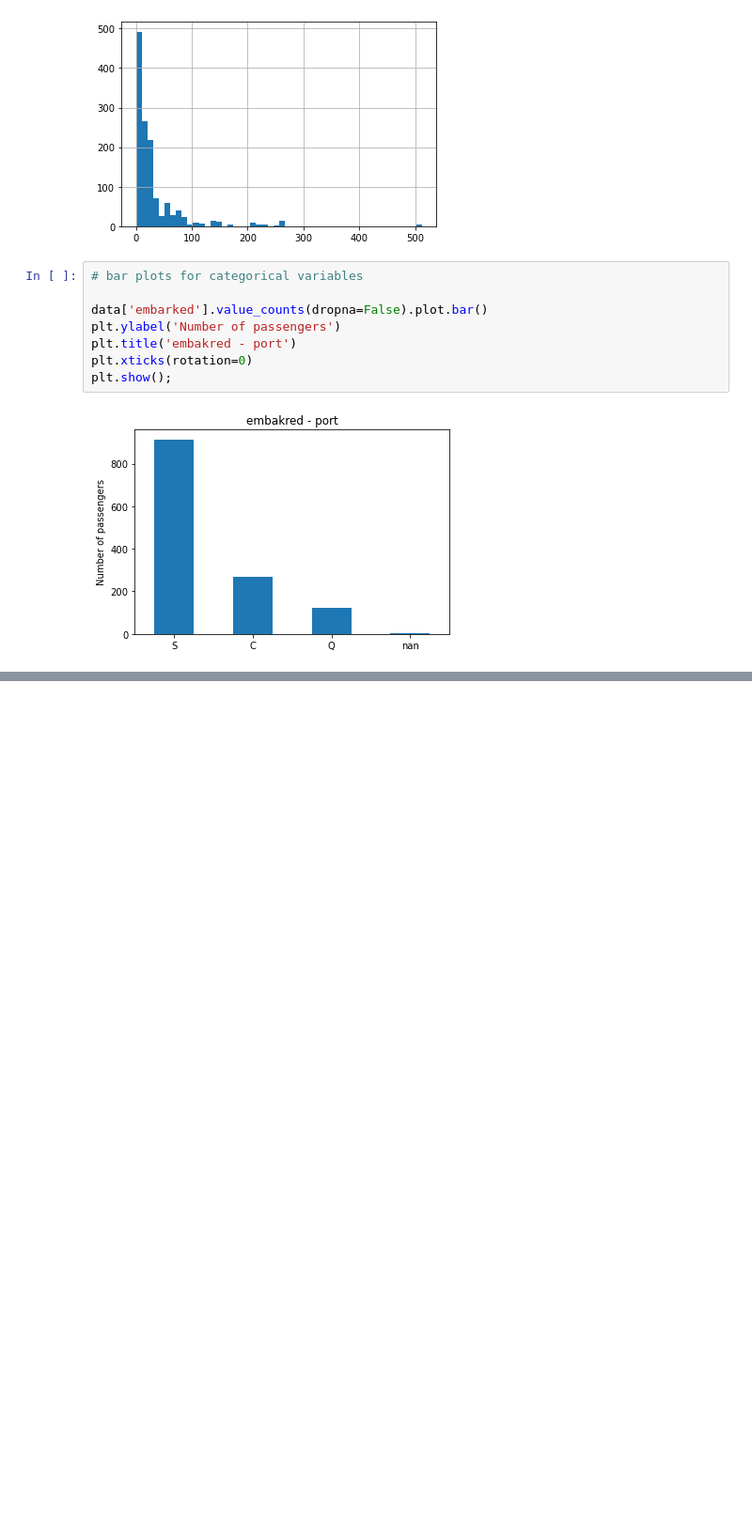
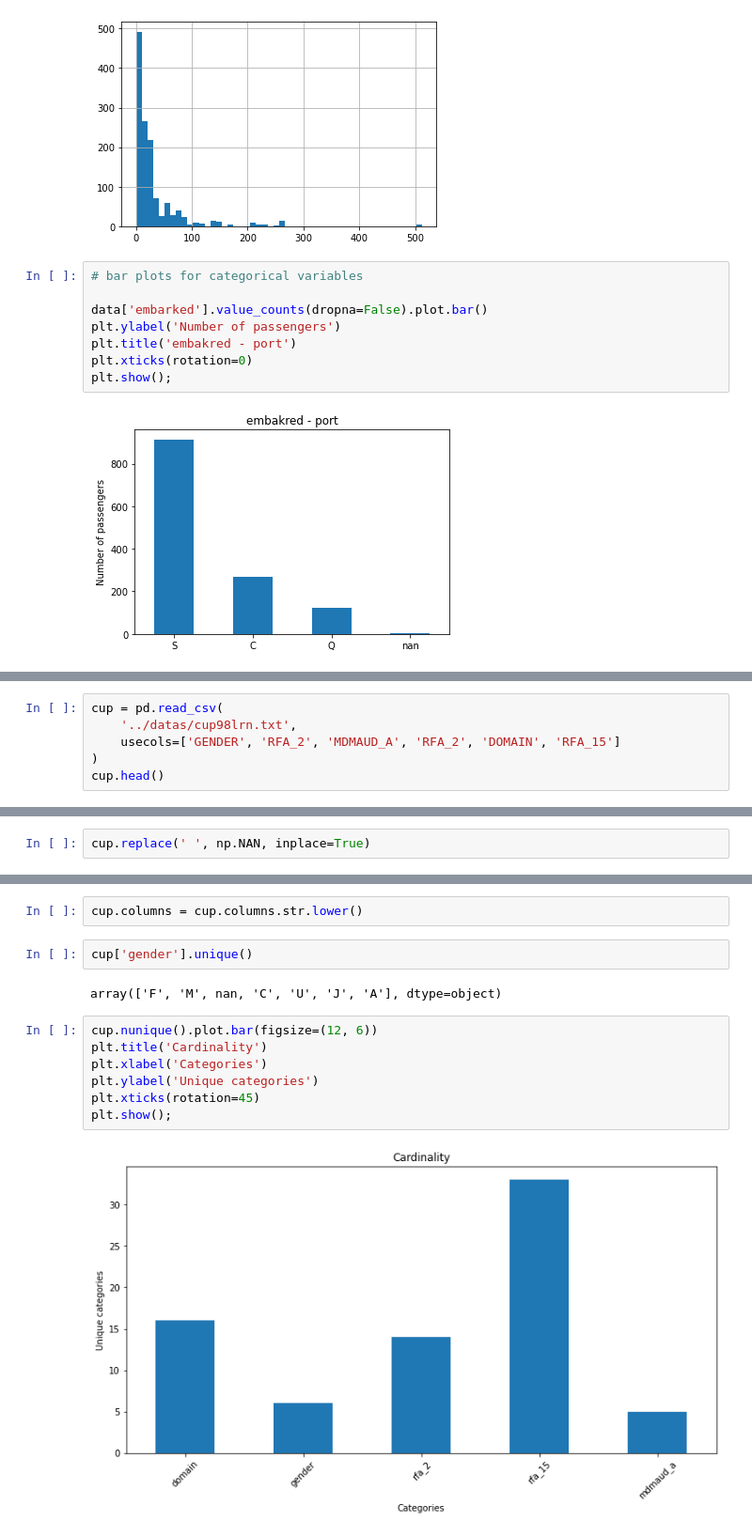
Before and after one commit to dajebbar/feature_engineering, a Jupyter notebook: python_fe/Lec-1.ipynb, the cells around one changed output, grey strips where cells are left out. Shown: that part at 94% size. Saved outputs shown, nothing was run; the diff lists cells and outputs as text; blank space fills up the shorter version.

```diff
--- a/python_fe/Lec-1.ipynb
+++ b/python_fe/Lec-1.ipynb
@@ -101,0 +166,6 @@ plt.show();
+# %%
+cup = pd.read_csv(
+    '../datas/cup98lrn.txt',
+    usecols=['GENDER', 'RFA_2', 'MDMAUD_A', 'RFA_2', 'DOMAIN', 'RFA_15']
+)
+cup.head()
@@ -101,0 +187,2 @@ plt.show();
+# %%
+cup.replace(' ', np.NAN, inplace=True)
@@ -101,0 +216,15 @@ plt.show();
+# %%
+cup.columns = cup.columns.str.lower()
+# %%
+cup['gender'].unique()
+# %% [output]
+array(['F', 'M', nan, 'C', 'U', 'J', 'A'], dtype=object)
+# %%
+cup.nunique().plot.bar(figsize=(12, 6))
+plt.title('Cardinality')
+plt.xlabel('Categories')
+plt.ylabel('Unique categories')
+plt.xticks(rotation=45)
+plt.show();
+# %% [output]
+[figure, added]
```
Also changed, not shown: parts of 24 cells of this notebook.
